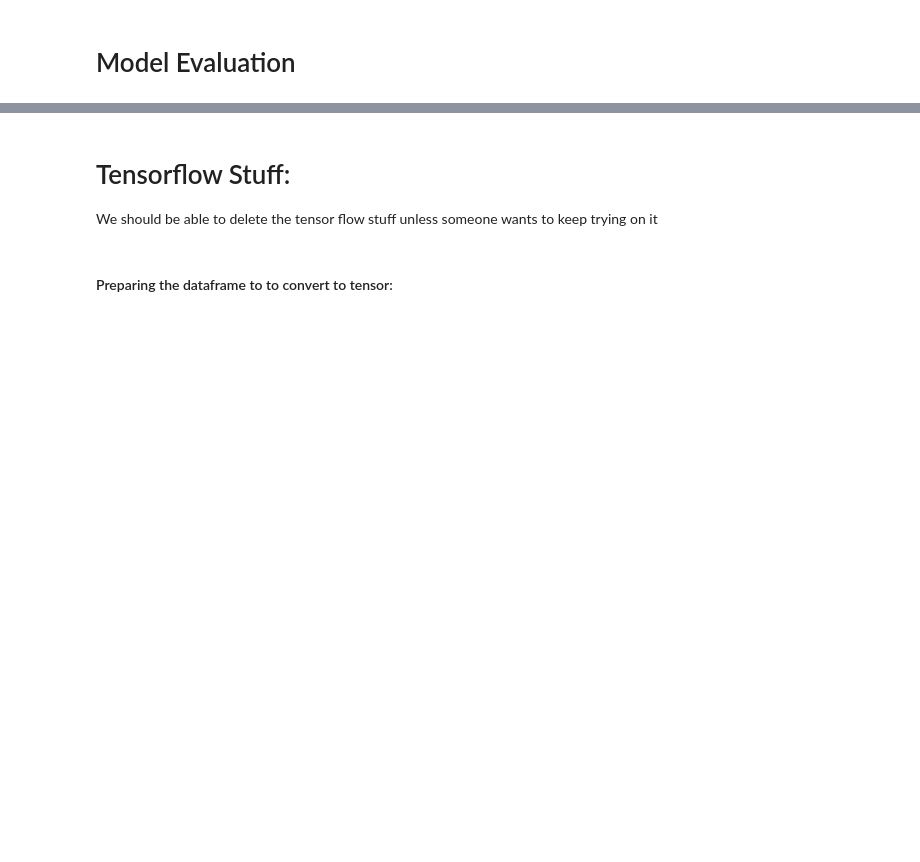
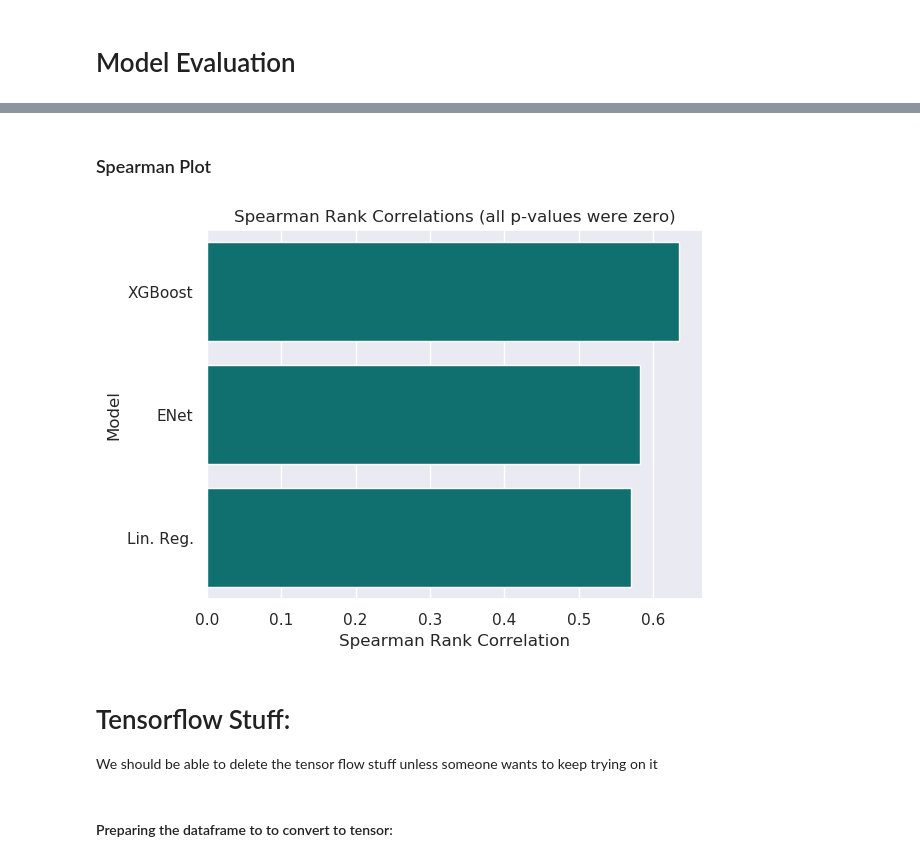
Before and after one commit to hunterblum/CloudFinal-Team1, a Jupyter notebook: Cloud_Team1.ipynb, the cells around one changed output, grey strips where cells are left out. Saved outputs shown, nothing was run; the diff lists cells and outputs as text; code cells hidden in the pictures; blank space fills up the shorter version.

```diff
--- a/Cloud_Team1.ipynb
+++ b/Cloud_Team1.ipynb
@@ -1080,3 +1080,14 @@ test_rank_final = test_rank_final[["lat","long", "year", "item", "group_rank"]]
+# %% [markdown]
+### Spearman Plot
+# %%
+Res_spear = Results.sort_values(by=['Spearman_r'], ascending=False)
+
+sns.barplot(y = 'Model', x = 'Spearman_r', data = Res_spear, color = 'teal')
+plt.xlabel('Spearman Rank Correlation')
+plt.title("Spearman Rank Correlations (all p-values were zero)")
+plt.show()
+# %% [output]
+[figure, added]
 # %% [markdown]
 # Tensorflow Stuff:
 
```
Also changed, not shown: parts of 23 cells of this notebook.
